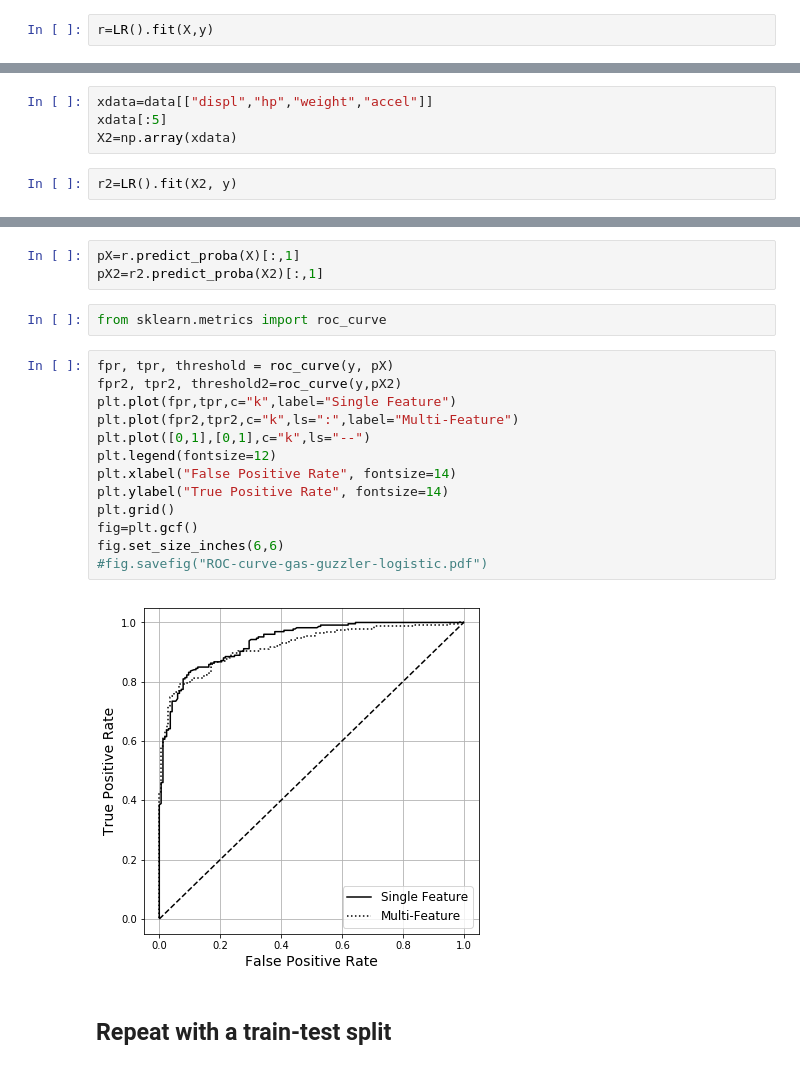
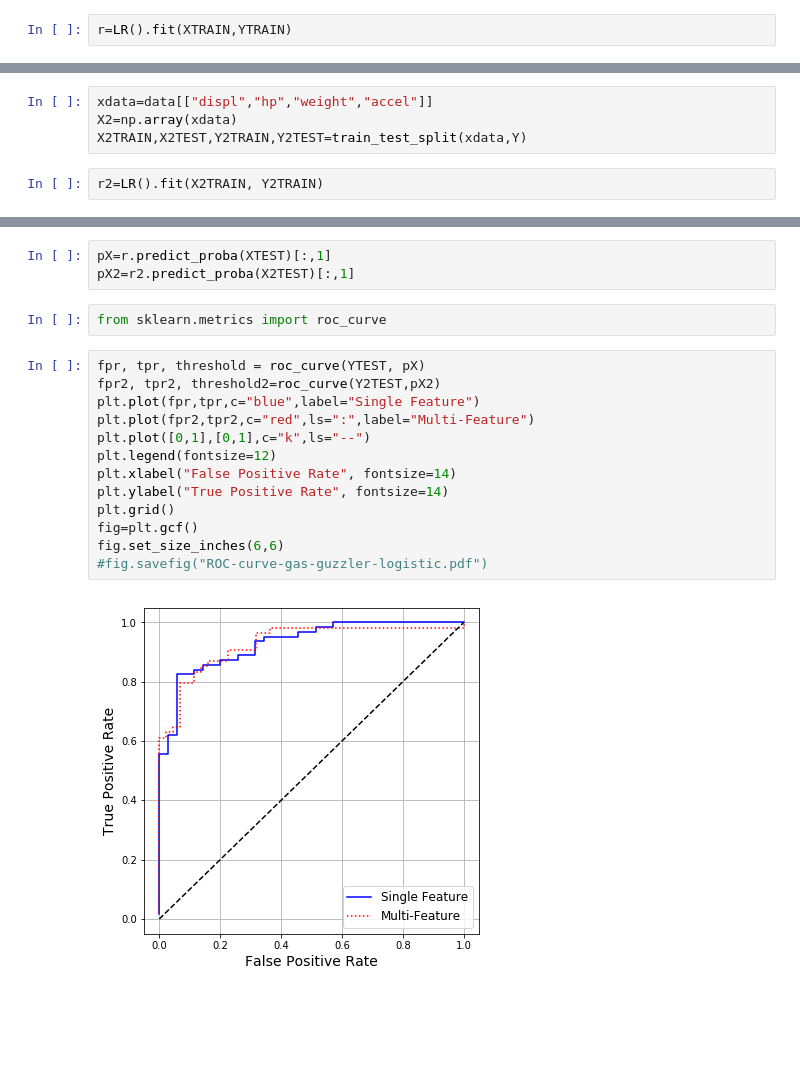
Before and after one commit to biomathman/machine-learning-in-python-book, a Jupyter notebook: notebooks/chapter-10-logistic.ipynb, the cells around one changed output, grey strips where cells are left out. Saved outputs shown, nothing was run; the diff lists cells and outputs as text; blank space fills up the shorter version.

```diff
--- a/notebooks/chapter-10-logistic.ipynb
+++ b/notebooks/chapter-10-logistic.ipynb
@@ -53,5 +78,5 @@ from sklearn.linear_model import LogisticRegression as LR
 # %%
-r=LR().fit(X,y)
+r=LR().fit(XTRAIN,YTRAIN)
 # %%
 b=r.coef_[0,0]
 a=r.intercept_[0]
@@ -117,7 +144,7 @@ fig.savefig("figure-logistic-onevar-gasguzzler-mpg-vs-weight-confusion.pdf")
 # %%
 xdata=data[["displ","hp","weight","accel"]]
-xdata[:5]
 X2=np.array(xdata)
+X2TRAIN,X2TEST,Y2TRAIN,Y2TEST=train_test_split(xdata,Y)
 # %%
-r2=LR().fit(X2, y)
+r2=LR().fit(X2TRAIN, Y2TRAIN)
 # %%
@@ -159,22 +179,20 @@ array([[139,  27],
 # %%
-pX=r.predict_proba(X)[:,1]
-pX2=r2.predict_proba(X2)[:,1]
+pX=r.predict_proba(XTEST)[:,1]
+pX2=r2.predict_proba(X2TEST)[:,1]
 # %%
 from sklearn.metrics import roc_curve
 # %%
-fpr, tpr, threshold = roc_curve(y, pX)
-fpr2, tpr2, threshold2=roc_curve(y,pX2)
-plt.plot(fpr,tpr,c="k",label="Single Feature")
-plt.plot(fpr2,tpr2,c="k",ls=":",label="Multi-Feature")
+fpr, tpr, threshold = roc_curve(YTEST, pX)
+fpr2, tpr2, threshold2=roc_curve(Y2TEST,pX2)
+plt.plot(fpr,tpr,c="blue",label="Single Feature")
+plt.plot(fpr2,tpr2,c="red",ls=":",label="Multi-Feature")
 plt.plot([0,1],[0,1],c="k",ls="--")
 plt.legend(fontsize=12)
 plt.xlabel("False Positive Rate", fontsize=14)
 plt.ylabel("True Positive Rate", fontsize=14)
 plt.grid()
 fig=plt.gcf()
 fig.set_size_inches(6,6)
 #fig.savefig("ROC-curve-gas-guzzler-logistic.pdf")
 # %% [output]
-[figure, old version]
+[figure, new version]
-# %% [markdown]
-## Repeat with a train-test split
```
Also changed, not shown: parts of 32 cells of this notebook.
